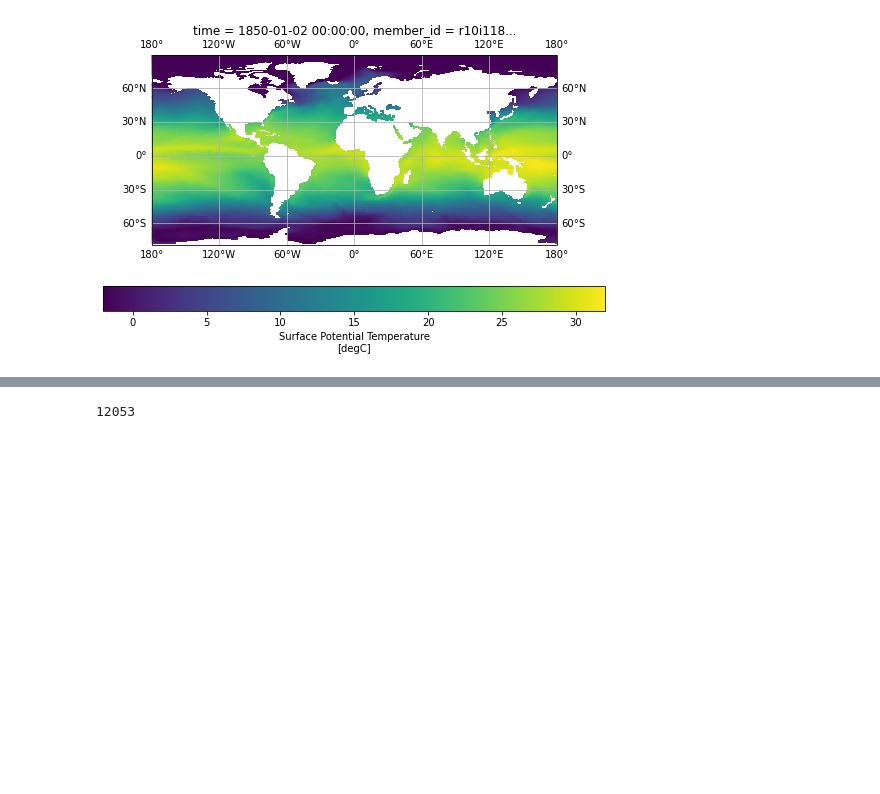
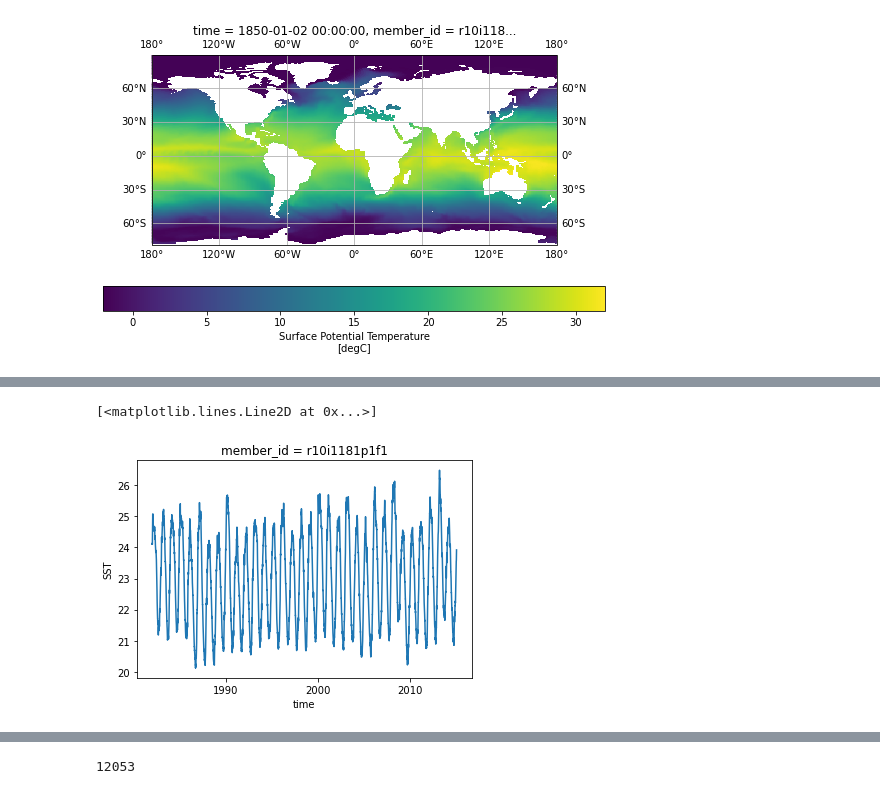
Before and after one commit to NCAR/MHW_LENS2, a Jupyter notebook: notebooks/misc/example_cesm2_le.ipynb, the cells around one changed output, grey strips where cells are left out. Saved outputs shown, nothing was run; the diff lists cells and outputs as text; code cells hidden in the pictures; blank space fills up the shorter version.

```diff
--- a/notebooks/misc/example_cesm2_le.ipynb
+++ b/notebooks/misc/example_cesm2_le.ipynb
@@ -158,4 +195,11 @@ Plot a lat and lon to visualize the location
 # %%
-i, j = get_ij(112.5, -29.5, pop_grid)
+#i, j = get_ij(112.5, -29.5, pop_grid)
+i, j = get_ij(90, -22, pop_grid)
 print('i = {}, j = {}'.format(i,j))
+# number of grid points to expand over all directions
+n = 10
+print('Region is defined by i = {},{}, j = {},{}'.format(i-n,
+                                             i+n,
+                                             j-n,
+                                            j+n))
 # %% [output]
@@ -190,2 +228,8 @@ Wall time: 3min 23s
+# %%
+fig, ax = plt.subplots()
+wa_ds_cmip6.isel(member_id=0).plot(ax=ax)
+# %% [output]
+[<matplotlib.lines.Line2D at 0x...>]
+[figure, added]
 # %%
 %%time
```
Also changed, not shown: parts of 41 cells of this notebook.
